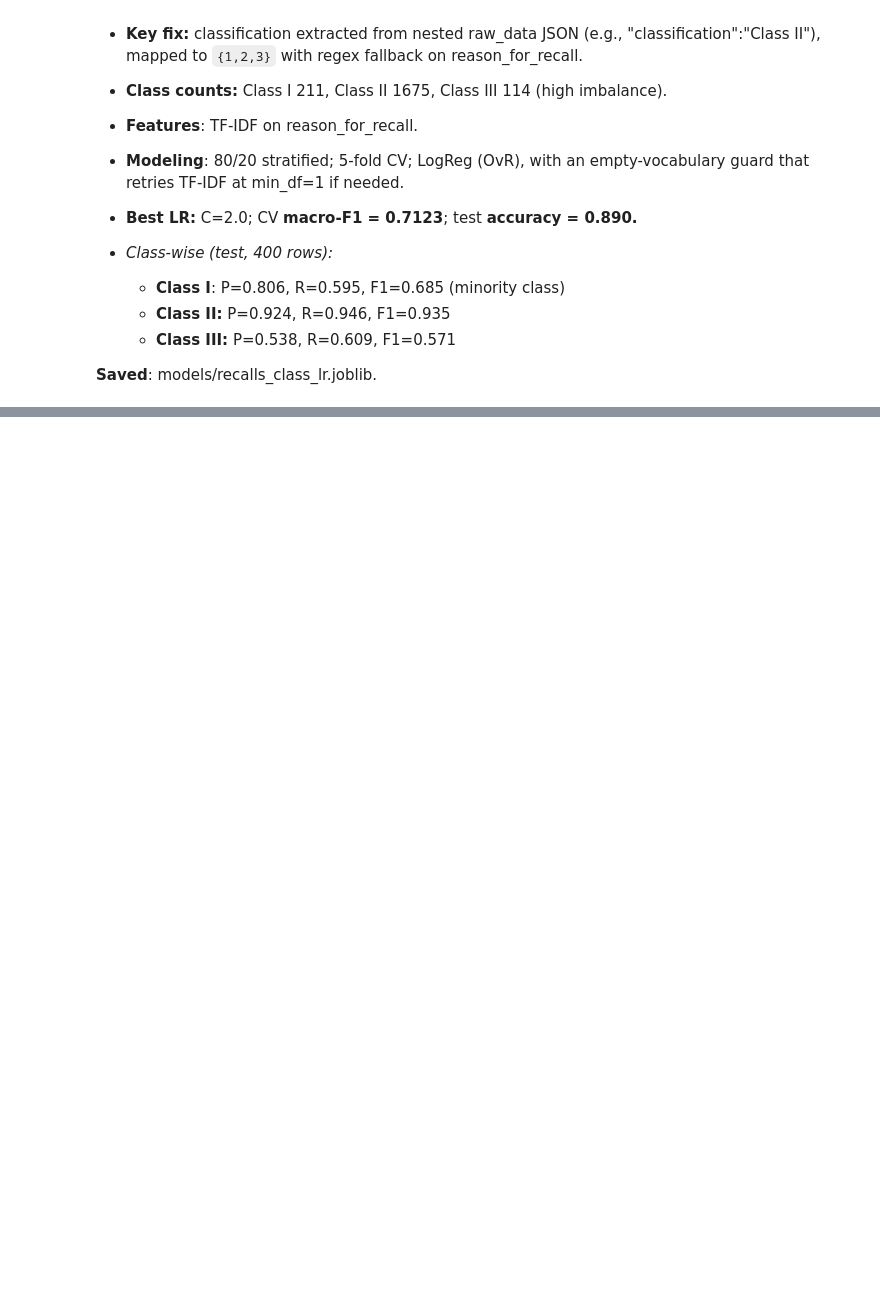
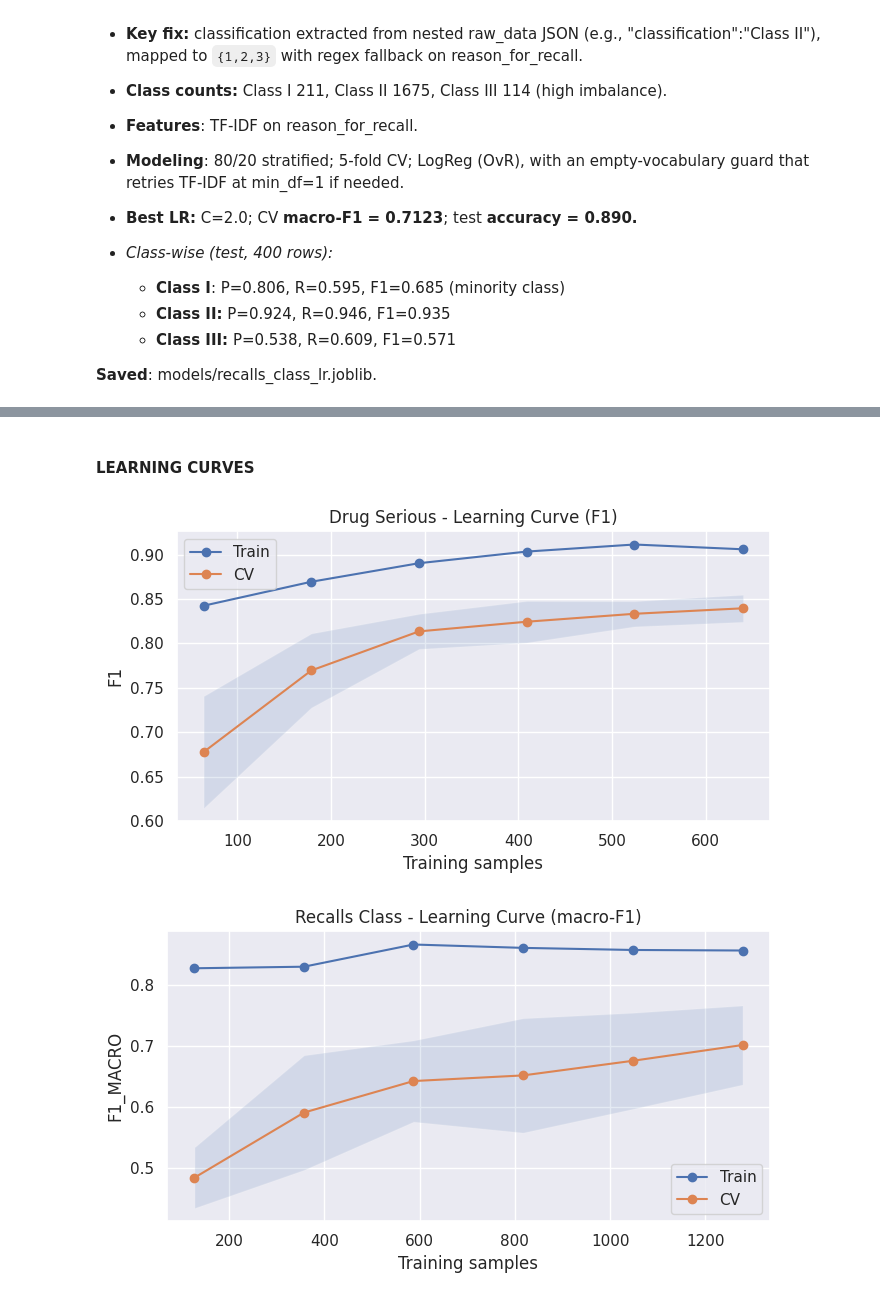
Before and after one commit to pogunrinde/AAI-590-FinalCapstone, a Jupyter notebook: finalCapstone_group2.ipynb, the cells around one changed output, grey strips where cells are left out. Cells and saved outputs as stored; diff of their text form; code cells hidden in the pictures; blank space fills up the shorter version.

```diff
--- a/finalCapstone_group2.ipynb
+++ b/finalCapstone_group2.ipynb
@@ -866,0 +959,23 @@ weighted avg      0.890     0.890     0.888       400
+# %% [markdown]
+#### LEARNING CURVES
+# %%
+def plot_learning_curve(pipe, X, y, title, scoring, train_sizes=np.linspace(0.1,1.0,6)):
+    sizes, train_s, val_s = learning_curve(
+        pipe, X, y, cv=5, scoring=scoring, n_jobs=-1,
+        train_sizes=train_sizes, shuffle=True, random_state=RANDOM_STATE
+    )
+    plt.figure(figsize=(7,4))
+    plt.plot(sizes, train_s.mean(1), marker="o", label="Train")
+    plt.plot(sizes, val_s.mean(1),   marker="o", label="CV")
+    plt.fill_between(sizes, val_s.mean(1)-val_s.std(1),
+                     val_s.mean(1)+val_s.std(1), alpha=.15)
+    plt.title(title); plt.xlabel("Training samples"); plt.ylabel(scoring.upper())
+    plt.legend(); plt.tight_layout(); plt.show()
+
+plot_learning_curve(pipe_lr_base, X_train, y_train,
+                    "Drug Serious - Learning Curve (F1)", scoring="f1")
+plot_learning_curve(pipe_r_base, Xr_train, yr_train,
+                    "Recalls Class - Learning Curve (macro-F1)", scoring="f1_macro")
+# %% [output]
+[figure, added]
+[figure, added]
```
Also changed, not shown: parts of 23 cells of this notebook.
